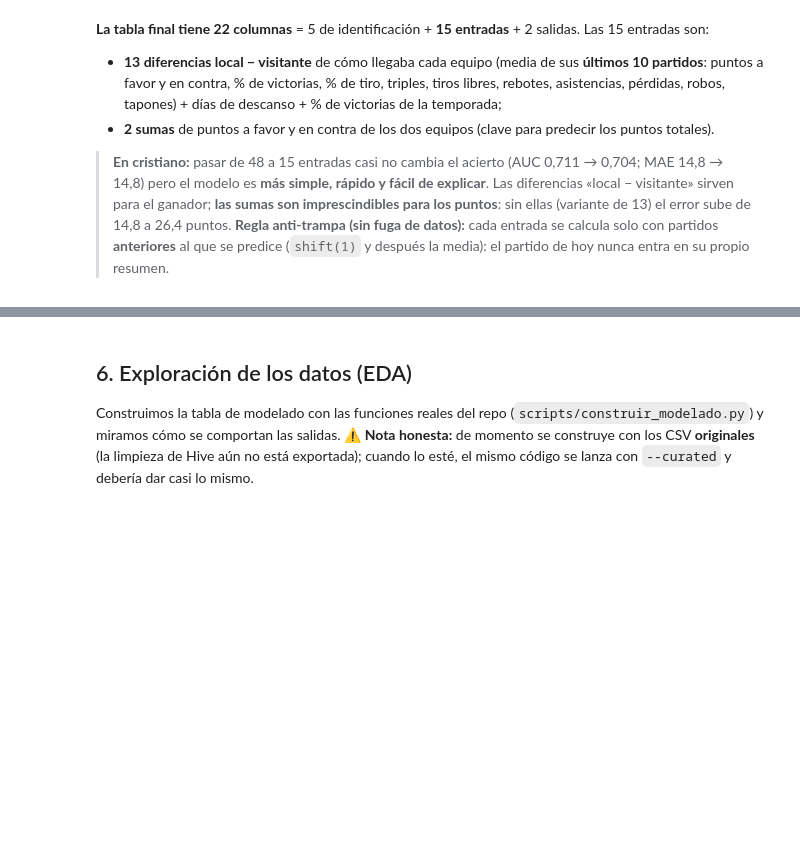
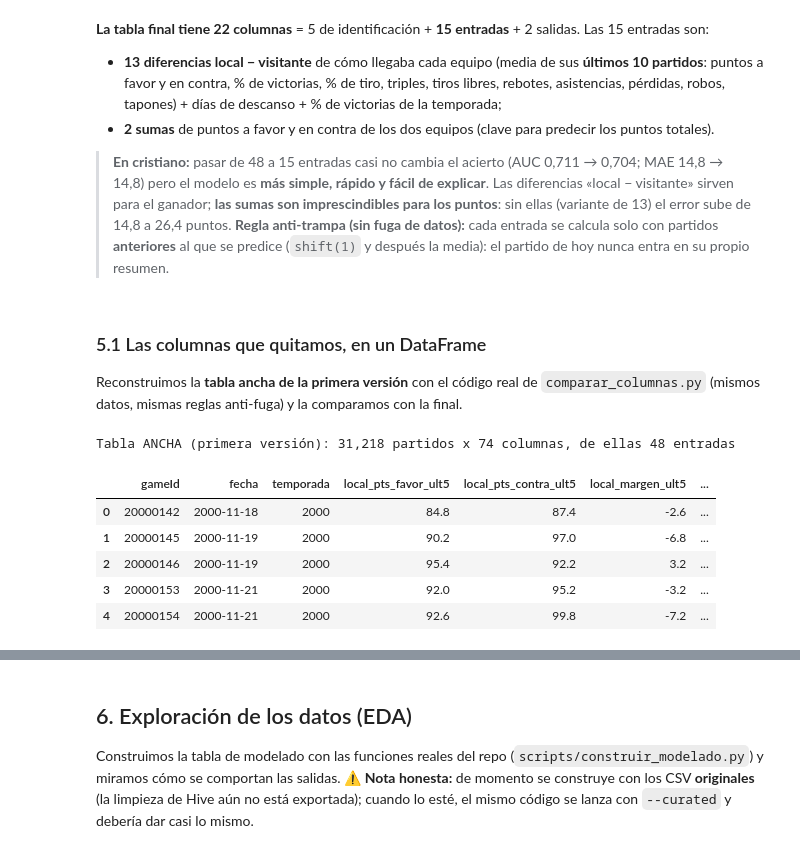
Before and after one commit to aimardf/proyecto-nba-bigdata-ia, a Jupyter notebook: notebooks/HoopMind_progreso_entrega2.ipynb, the cells around one changed output, grey strips where cells are left out. Saved outputs shown, nothing was run; the diff lists cells and outputs as text; code cells hidden in the pictures; blank space fills up the shorter version.

```diff
--- a/notebooks/HoopMind_progreso_entrega2.ipynb
+++ b/notebooks/HoopMind_progreso_entrega2.ipynb
@@ -307,3 +307,37 @@ plt.tight_layout(); plt.show()
 
 > **En cristiano:** pasar de 48 a 15 entradas casi no cambia el acierto (AUC 0,711 → 0,704; MAE 14,8 → 14,8) pero el modelo es **más simple, rápido y fácil de explicar**. Las diferencias «local − visitante» sirven para el ganador; **las sumas son imprescindibles para los puntos**: sin ellas (variante de 13) el error sube de 14,8 a 26,4 puntos.
 > **Regla anti-trampa (sin fuga de datos):** cada entrada se calcula solo con partidos **anteriores** al que se predice (`shift(1)` y después la media): el partido de hoy nunca entra en su propio resumen.
+# %% [markdown]
+### 5.1 Las columnas que quitamos, en un DataFrame
+
+Reconstruimos la **tabla ancha de la primera versión** con el código real de `comparar_columnas.py` (mismos datos, mismas reglas anti-fuga) y la comparamos con la final.
+# %%
+import sys, types
+try:
+    import mlflow  # noqa: F401
+except ImportError:                      # este notebook no necesita MLflow, solo las funciones de tabla
+    sys.modules["mlflow"] = types.ModuleType("mlflow")
+spec = importlib.util.spec_from_file_location("comparar_columnas", RAIZ / "scripts" / "comparar_columnas.py")
+cc = importlib.util.module_from_spec(spec); spec.loader.exec_module(cc)
+spec = importlib.util.spec_from_file_location("construir_modelado", RAIZ / "scripts" / "construir_modelado.py")
+cm = importlib.util.module_from_spec(spec); spec.loader.exec_module(cm)
+
+ancha = cc.tabla_ancha(RAW)
+dif6 = ["dif_" + m for m in ("pts_favor_ult10", "pts_contra_ult10", "margen_ult10", "win_pct_ult10", "dias_descanso", "win_pct_temporada")]
+X48 = [c for c in ancha.columns if c.startswith(("local_", "visit_"))] + dif6
+snake = lambda c: re.sub(r"(?<!^)(?=[A-Z])", "_", c).lower()
+def nombre_final(c):                     # nombre de la tabla ancha -> nombre de la tabla final
+    for largo, corto in cm.STATS.items():
+        c = c.replace(largo, corto)
+    return c
+renombra = {c: nombre_final(snake(c).replace("_ult", "_ult")) for c in ancha.columns}
+print(f"Tabla ANCHA (primera versión): {ancha.shape[0]:,} partidos x {ancha.shape[1]} columnas, de ellas {len(X48)} entradas")
+display(ancha[["gameId", "fecha", "temporada"] + X48[:6]].head(5).round(2))
+# %% [output]
+Tabla ANCHA (primera versión): 31,218 partidos x 74 columnas, de ellas 48 entradas
+|  | gameId | fecha | temporada | local_pts_favor_ult5 | local_pts_contra_ult5 | local_margen_ult5 | ... |
+| 0 | 20000142 | 2000-11-18 | 2000 | 84.8 | 87.4 | -2.6 | ... |
+| 1 | 20000145 | 2000-11-19 | 2000 | 90.2 | 97.0 | -6.8 | ... |
+| 2 | 20000146 | 2000-11-19 | 2000 | 95.4 | 92.2 | 3.2 | ... |
+| 3 | 20000153 | 2000-11-21 | 2000 | 92.0 | 95.2 | -3.2 | ... |
+| 4 | 20000154 | 2000-11-21 | 2000 | 92.6 | 99.8 | -7.2 | ... |
```
Also changed, not shown: parts of 8 cells of this notebook, 1 other file.
